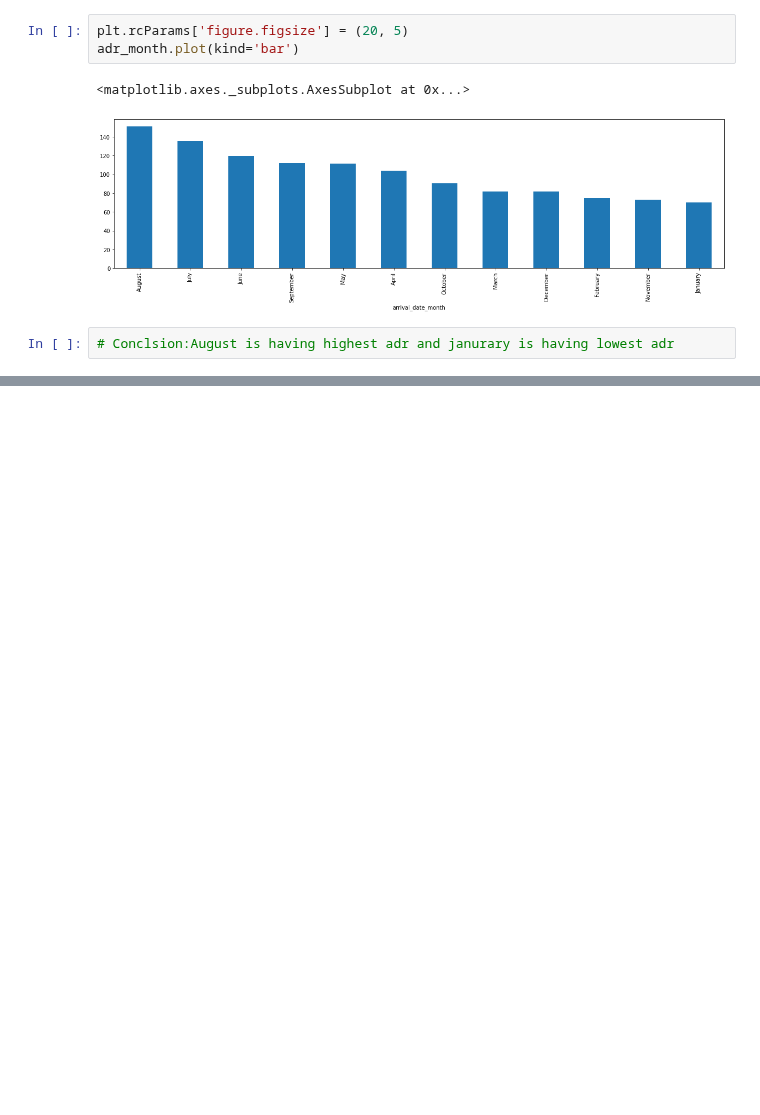
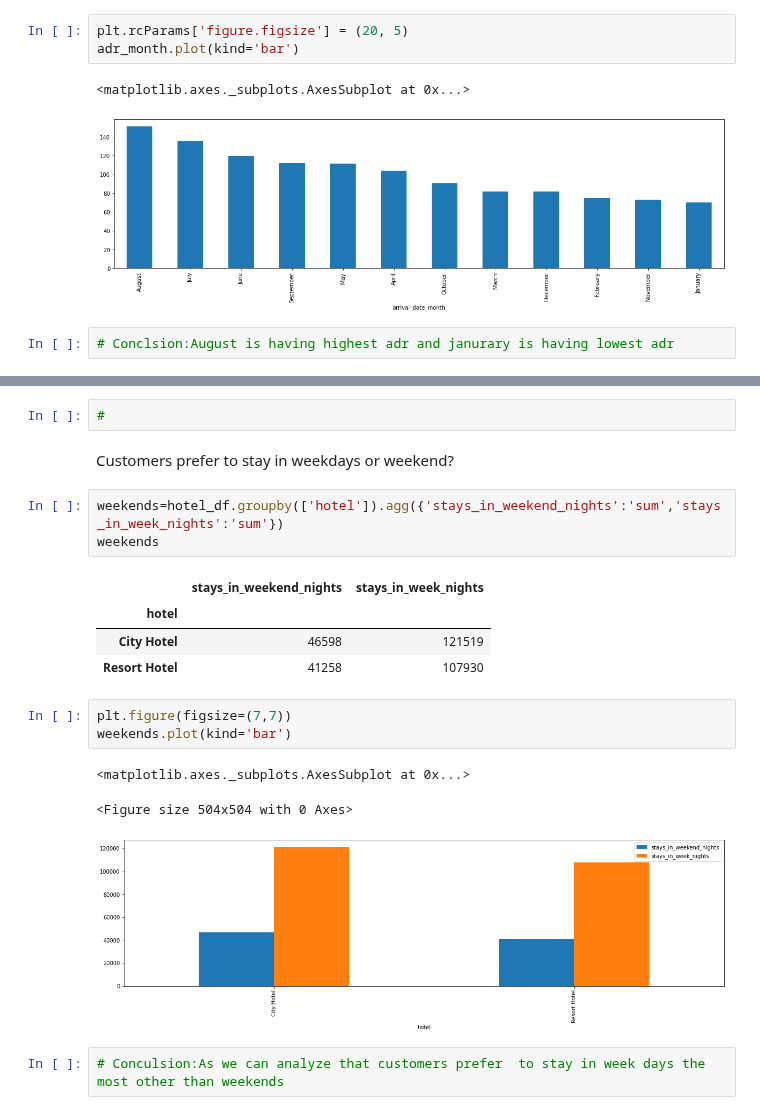
Before and after one commit to sarathsoman14/sarathsoman14-Hotel-Booking-Exploratory-Data-Analysis-EDA-, a Jupyter notebook: Hotel_Booking_Exploratory_Data_Analysis_Capstone_Project.ipynb, the cells around one changed output, grey strips where cells are left out. Cells and saved outputs as stored; diff of their text form; blank space fills up the shorter version.

```diff
--- a/Hotel_Booking_Exploratory_Data_Analysis_Capstone_Project.ipynb
+++ b/Hotel_Booking_Exploratory_Data_Analysis_Capstone_Project.ipynb
@@ -534,0 +551,21 @@ adr_week=hotel_df.groupby(['arrival_date_week_number','arrival_date_month'])['ad
+# %%
+#
+# %% [markdown]
+Customers prefer to stay in weekdays or weekend?
+# %%
+weekends=hotel_df.groupby(['hotel']).agg({'stays_in_weekend_nights':'sum','stays_in_week_nights':'sum'})
+weekends
+# %% [output]
+|  | stays_in_weekend_nights | stays_in_week_nights |
+| hotel |  |  |
+| City Hotel | 46598 | 121519 |
+| Resort Hotel | 41258 | 107930 |
+# %%
+plt.figure(figsize=(7,7))
+weekends.plot(kind='bar')
+# %% [output]
+<matplotlib.axes._subplots.AxesSubplot at 0x...>
+<Figure size 504x504 with 0 Axes>
+[figure, added]
+# %%
+# Conculsion:As we can analyze that customers prefer  to stay in week days the most other than weekends
```
Also changed, not shown: parts of 36 cells of this notebook.
